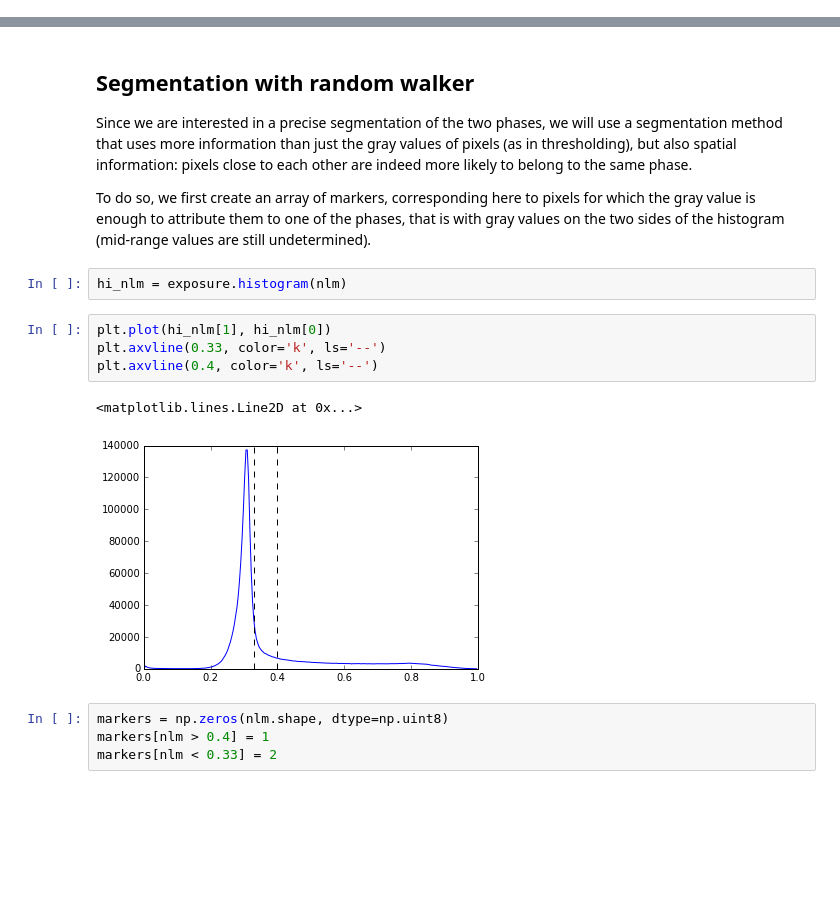
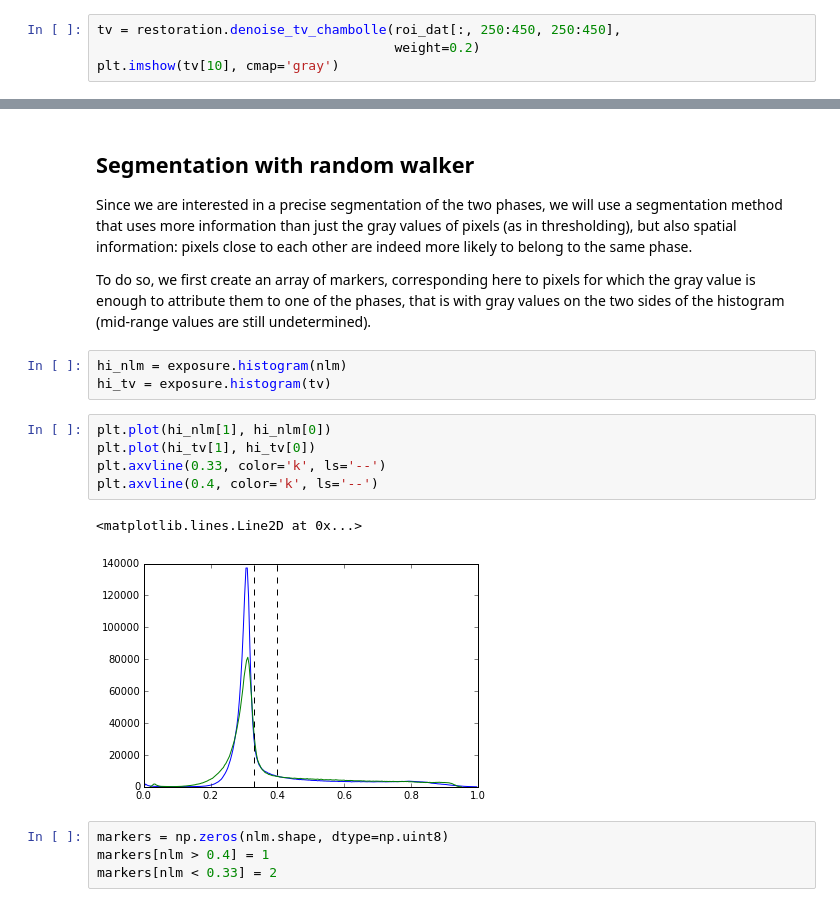
Before and after one commit to emmanuelle/image-processing-tutorials, a Jupyter notebook: tomo_segmentation.ipynb, the cells around one changed output, grey strips where cells are left out. Saved outputs shown, nothing was run; the diff lists cells and outputs as text; blank space fills up the shorter version.

```diff
--- a/tomo_segmentation.ipynb
+++ b/tomo_segmentation.ipynb
@@ -119,0 +124,4 @@ plt.imshow(nlm[10], cmap='gray')
+# %%
+tv = restoration.denoise_tv_chambolle(roi_dat[:, 250:450, 250:450],
+                                      weight=0.2)
+plt.imshow(tv[10], cmap='gray')
@@ -125,13 +136,15 @@ Since we are interested in a precise segmentation of the two phases, we will use
 To do so, we first create an array of markers, corresponding here to pixels for which the gray value is enough to attribute them to one of the phases, that is with gray values on the two sides of the histogram (mid-range values are still undetermined).
 # %%
 hi_nlm = exposure.histogram(nlm)
+hi_tv = exposure.histogram(tv)
 # %%
 plt.plot(hi_nlm[1], hi_nlm[0])
+plt.plot(hi_tv[1], hi_tv[0])
 plt.axvline(0.33, color='k', ls='--')
 plt.axvline(0.4, color='k', ls='--')
 # %% [output]
 <matplotlib.lines.Line2D at 0x...>
-[figure, old version]
+[figure, new version]
 # %%
 markers = np.zeros(nlm.shape, dtype=np.uint8)
 markers[nlm > 0.4] = 1
```
Also changed, not shown: parts of 4 cells of this notebook.
